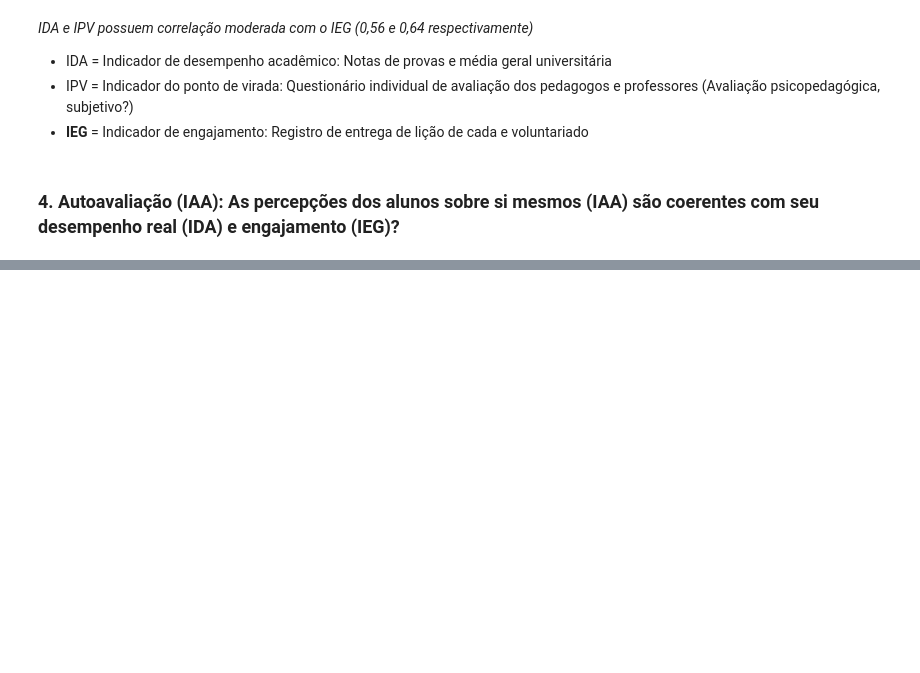
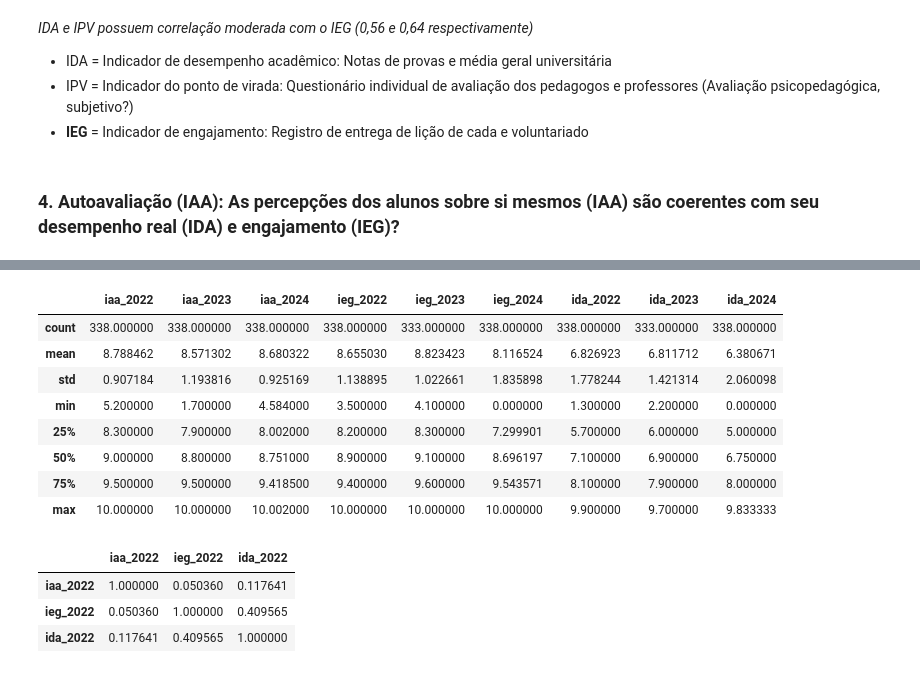
Before and after one commit to JacksonvBarbosa/datathon_fiap_postech, a Jupyter notebook: notebooks/eda_v1.ipynb, the cells around one changed output, grey strips where cells are left out. Saved outputs shown, nothing was run; the diff lists cells and outputs as text; code cells hidden in the pictures; blank space fills up the shorter version.

```diff
--- a/notebooks/eda_v1.ipynb
+++ b/notebooks/eda_v1.ipynb
@@ -331,0 +362,19 @@ plt.show()
+# %%
+df_iaa_todos_anos_cols_indicadores.describe()
+# %% [output]
+|  | iaa_2022 | iaa_2023 | iaa_2024 | ieg_2022 | ieg_2023 | ieg_2024 | ida_2022 | ida_2023 | ida_2024 |
+| count | 338.000000 | 338.000000 | 338.000000 | 338.000000 | 333.000000 | 338.000000 | 338.000000 | 333.000000 | 338.000000 |
+| mean | 8.788462 | 8.571302 | 8.680322 | 8.655030 | 8.823423 | 8.116524 | 6.826923 | 6.811712 | 6.380671 |
+| std | 0.907184 | 1.193816 | 0.925169 | 1.138895 | 1.022661 | 1.835898 | 1.778244 | 1.421314 | 2.060098 |
+| min | 5.200000 | 1.700000 | 4.584000 | 3.500000 | 4.100000 | 0.000000 | 1.300000 | 2.200000 | 0.000000 |
+| 25% | 8.300000 | 7.900000 | 8.002000 | 8.200000 | 8.300000 | 7.299901 | 5.700000 | 6.000000 | 5.000000 |
+| 50% | 9.000000 | 8.800000 | 8.751000 | 8.900000 | 9.100000 | 8.696197 | 7.100000 | 6.900000 | 6.750000 |
+| 75% | 9.500000 | 9.500000 | 9.418500 | 9.400000 | 9.600000 | 9.543571 | 8.100000 | 7.900000 | 8.000000 |
+| max | 10.000000 | 10.000000 | 10.002000 | 10.000000 | 10.000000 | 10.000000 | 9.900000 | 9.700000 | 9.833333 |
+# %%
+df_iaa_todos_anos_cols_indicadores.loc[:, df_iaa_todos_anos_cols_indicadores.columns.str.contains('2022')].corr()
+# %% [output]
+|  | iaa_2022 | ieg_2022 | ida_2022 |
+| iaa_2022 | 1.000000 | 0.050360 | 0.117641 |
+| ieg_2022 | 0.050360 | 1.000000 | 0.409565 |
+| ida_2022 | 0.117641 | 0.409565 | 1.000000 |
```
Also changed, not shown: parts of 14 cells of this notebook.
